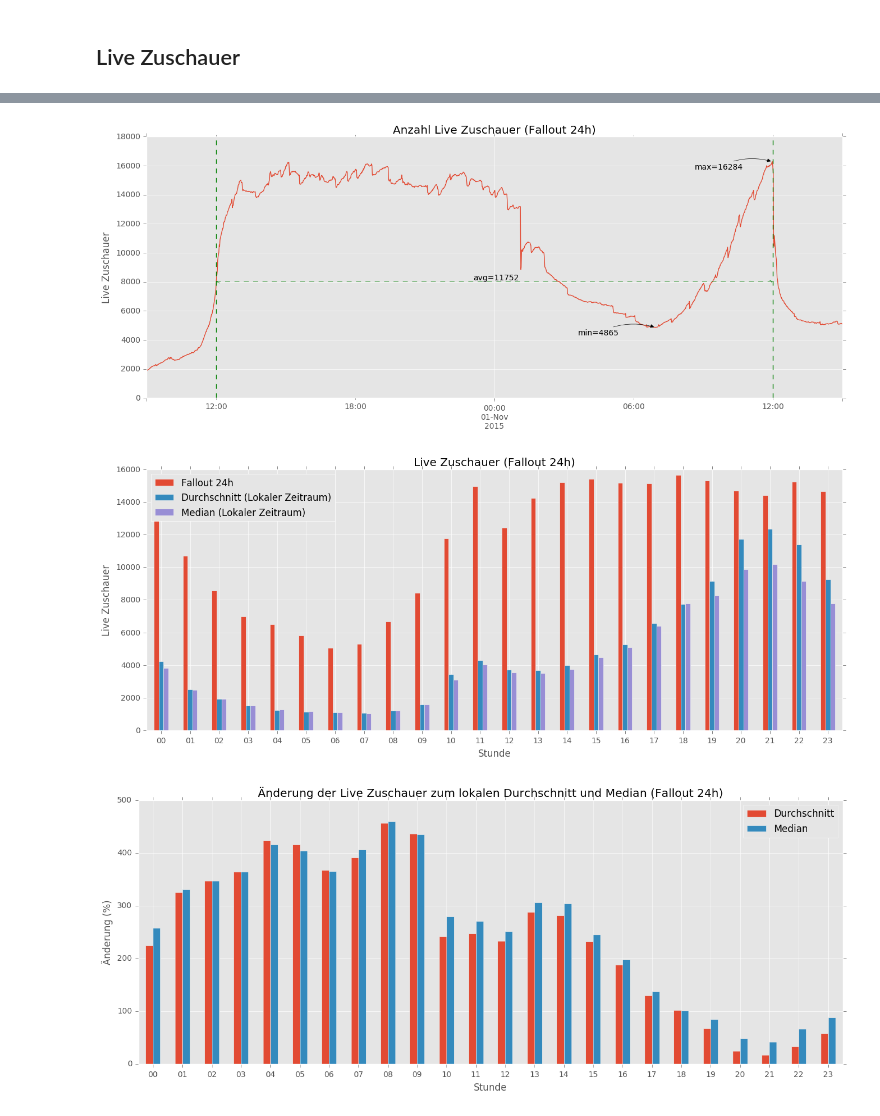
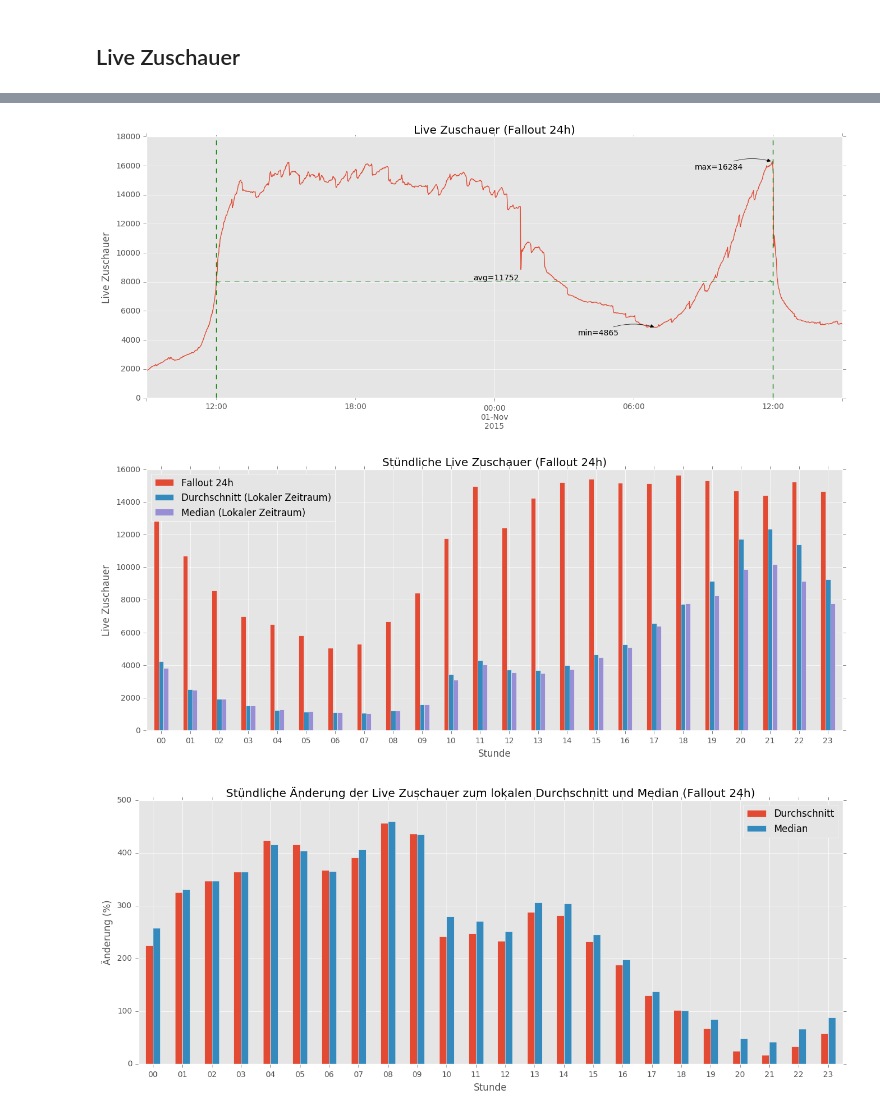
Before and after one commit to rbtvstats/rbtvstats, a Jupyter notebook: notebooks/24h_events.ipynb, the cells around one changed output, grey strips where cells are left out. Saved outputs shown, nothing was run; the diff lists cells and outputs as text; code cells hidden in the pictures.

```diff
--- a/notebooks/24h_events.ipynb
+++ b/notebooks/24h_events.ipynb
@@ -116,7 +116,7 @@ for show in shows:
     dateEnd = show['end'] + liveMarginRight
     liveFilteredMargin = live.loc[dateStart : dateEnd]['viewers'].to_frame('viewers')
 
-    plot = liveFilteredMargin.plot(figsize=(16, 6), legend=False, title='Anzahl Live Zuschauer (%s)' % show['name'])
+    plot = liveFilteredMargin.plot(figsize=(16, 6), legend=False, title='Live Zuschauer (%s)' % show['name'])
     plot.set_xlabel('')
     plot.set_ylabel('Live Zuschauer')
 
@@ -166,7 +166,7 @@ for show in shows:
     plot.axvline(show['end'], color='g', linestyle='--')
 
     #======== plot live views hourly ========
-    plot = joinedData[['live_views_mean', 'live_views_comp_mean', 'live_views_comp_median']].plot(kind='bar', figsize=(16, 6), title='Live Zuschauer (%s)' % show['name'])
+    plot = joinedData[['live_views_mean', 'live_views_comp_mean', 'live_views_comp_median']].plot(kind='bar', figsize=(16, 6), title='Stündliche Live Zuschauer (%s)' % show['name'])
     plot.set_xlabel('Stunde')
     plot.set_ylabel('Live Zuschauer')
 
@@ -179,7 +179,7 @@ for show in shows:
     plt.ylim(ymin=0)
 
     #======== plot live views change hourly ========
-    plot = joinedData[['live_views_change_mean', 'live_views_change_median']].plot(kind='bar', figsize=(16, 6), title='Änderung der Live Zuschauer zum lokalen Durchschnitt und Median (%s)' % show['name'])
+    plot = joinedData[['live_views_change_mean', 'live_views_change_median']].plot(kind='bar', figsize=(16, 6), title='Stündliche Änderung der Live Zuschauer zum lokalen Durchschnitt und Median (%s)' % show['name'])
     plot.set_xlabel('Stunde')
     plot.set_ylabel('Änderung (%)')
 
@@ -191,36 +191,36 @@ for show in shows:
 
     plt.show()
 # %% [output]
 |  | live_views_mean | live_views_comp_mean | live_views_comp_median | live_views_change_mean | ... |
 | hour |  |  |  |  | ... |
 | 00 | 13704.816667 | 4219.393333 | 3823.0 | 224.805383 | ... |
 | 01 | 10712.800000 | 2519.323333 | 2486.0 | 325.225292 | ... |
 | 02 | 8576.100000 | 1918.013333 | 1919.0 | 347.134535 | ... |
 | 03 | 6993.300000 | 1507.130833 | 1504.0 | 364.014128 | ... |
 | 04 | 6513.633333 | 1244.046667 | 1262.5 | 423.584324 | ... |
 | 05 | 5823.000000 | 1128.651667 | 1154.5 | 415.925345 | ... |
 | 06 | 5060.383333 | 1083.069167 | 1088.0 | 367.226239 | ... |
 | 07 | 5293.883333 | 1077.110000 | 1046.5 | 391.489572 | ... |
 | 08 | 6660.516667 | 1196.640000 | 1188.0 | 456.601540 | ... |
 | 09 | 8429.816667 | 1571.253333 | 1576.0 | 436.502707 | ... |
 | ... | ... | ... | ... | ... | ... |
 | 19 | 15301.466667 | 9150.151667 | 8262.5 | 67.226372 | ... |
 | 20 | 14685.100000 | 11744.955000 | 9879.0 | 25.033259 | ... |
 | 21 | 14418.133333 | 12338.963333 | 10173.0 | 16.850443 | ... |
 | 22 | 15228.066667 | 11400.810000 | 9164.0 | 33.570042 | ... |
 | 23 | 14646.566667 | 9253.644167 | 7778.5 | 58.278905 | ... |
 |  | live_views_mean | live_views_comp_mean | live_views_comp_median | live_views_change_mean | ... |
 | count | 24.000000 | 24.000000 | 24.000000 | 24.000000 | ... |
 | mean | 11752.279895 | 4779.176979 | 4332.187500 | 245.798720 | ... |
 | std | 3918.568441 | 3650.229589 | 3030.536898 | 141.759987 | ... |
 | min | 5060.383333 | 1077.110000 | 1046.500000 | 16.850443 | ... |
 | 25% | 8070.687500 | 1555.222708 | 1558.000000 | 123.290652 | ... |
 | 50% | 13979.450000 | 3856.086667 | 3651.000000 | 244.504640 | ... |
 | 75% | 15145.150000 | 6865.586875 | 6729.000000 | 364.817156 | ... |
 | max | 15664.350000 | 12338.963333 | 10173.000000 | 456.601540 | ... |
-[figure, old version]
+[figure, new version]
-[figure, old version]
+[figure, new version]
-[figure, old version]
+[figure, new version]
 |  | live_views_mean | live_views_comp_mean | live_views_comp_median | live_views_change_mean | ... |
 | hour |  |  |  |  | ... |
 | 00 | 5590.100000 | 2245.629365 | 2048.5 | 148.932441 | ... |
```
Also changed, not shown: parts of 1 cell of this notebook.
